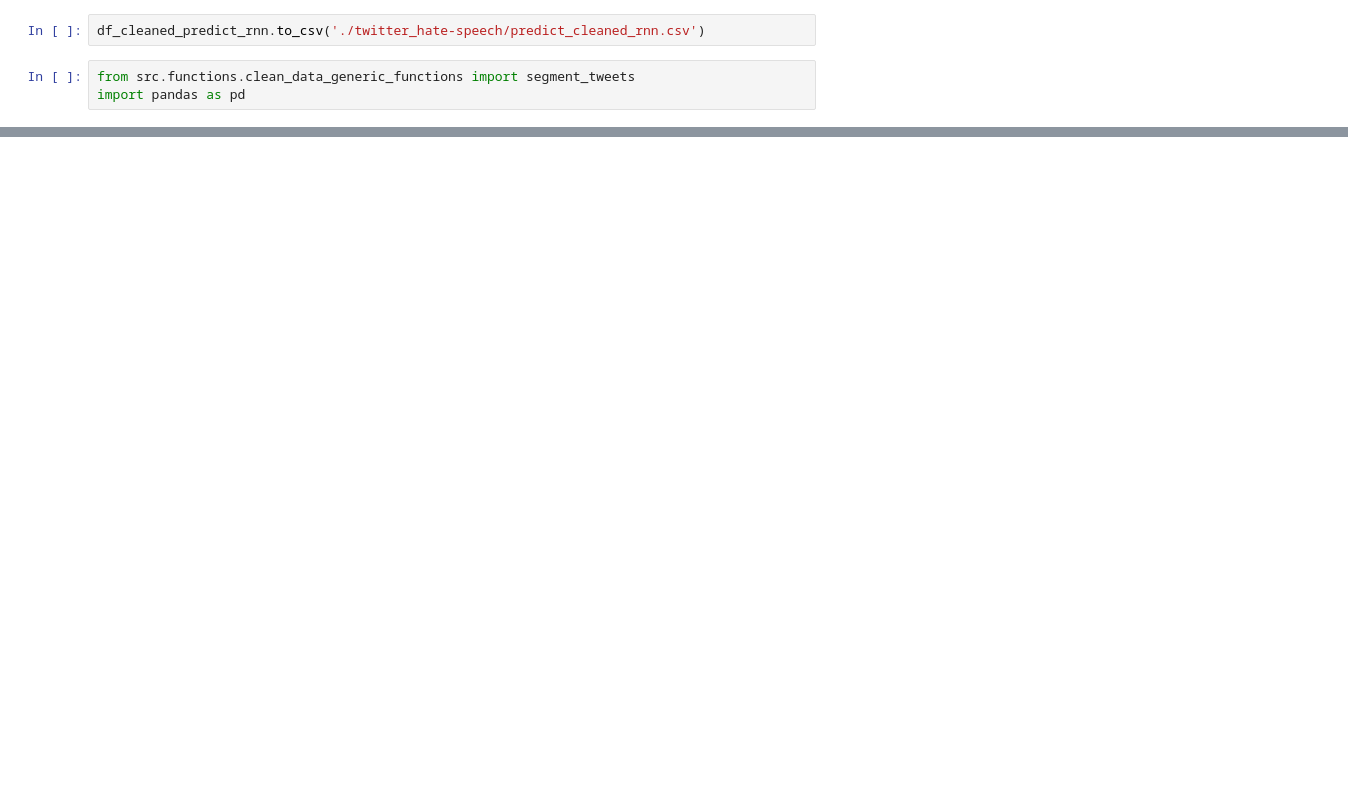
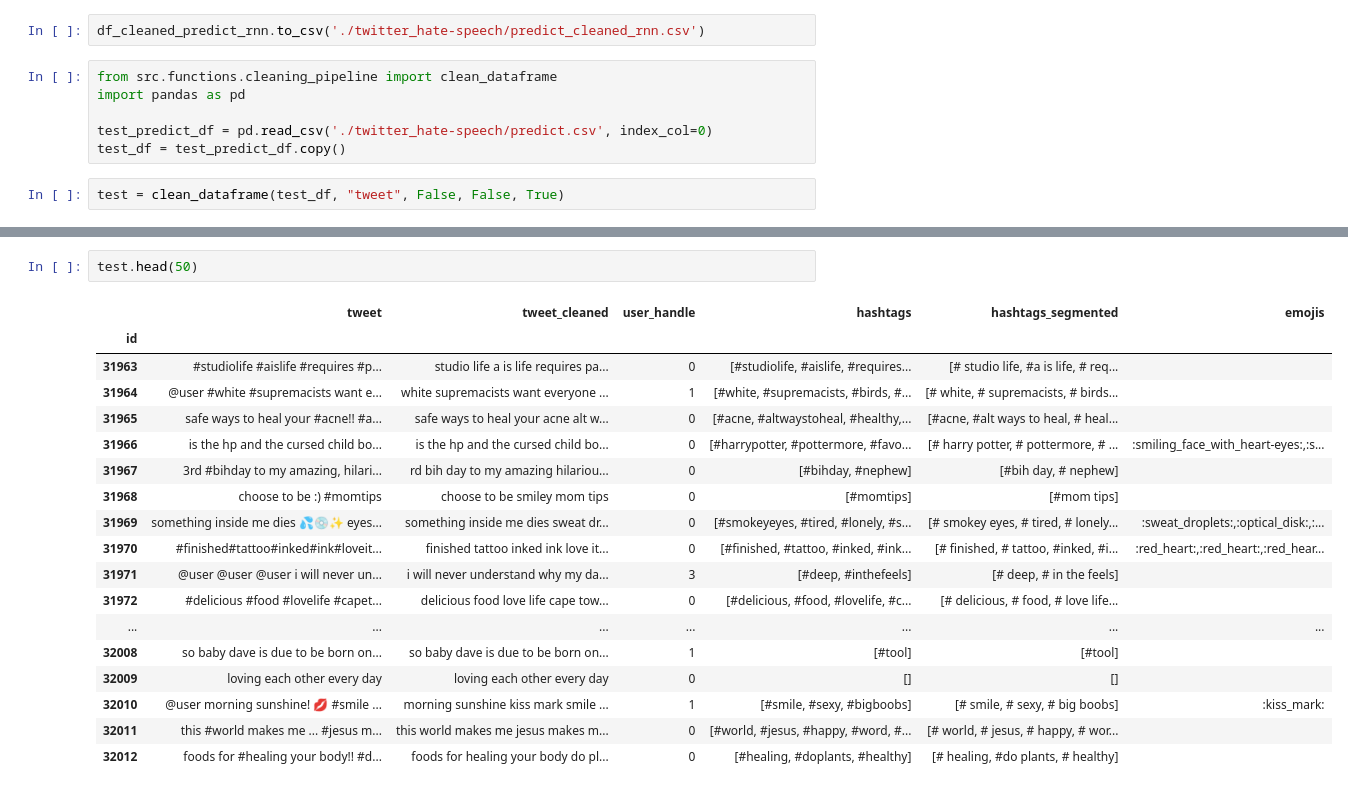
Before and after one commit to netGed/WebScience24, a Jupyter notebook: data/data-splitting-and-preprocessing.ipynb, the cells around one changed output, grey strips where cells are left out. Saved outputs shown, nothing was run; the diff lists cells and outputs as text; blank space fills up the shorter version.

```diff
--- a/data/data-splitting-and-preprocessing.ipynb
+++ b/data/data-splitting-and-preprocessing.ipynb
@@ -248,5 +116,10 @@ df_cleaned_predict_rnn.head()
 # %%
 df_cleaned_predict_rnn.to_csv('./twitter_hate-speech/predict_cleaned_rnn.csv')
 # %%
-from src.functions.clean_data_generic_functions import segment_tweets
+from src.functions.cleaning_pipeline import clean_dataframe
 import pandas as pd
+
+test_predict_df = pd.read_csv('./twitter_hate-speech/predict.csv', index_col=0)
+test_df = test_predict_df.copy()
+# %%
+test = clean_dataframe(test_df, "tweet", False, False, True)
@@ -252,0 +152,21 @@ import pandas as pd
+# %%
+test.head(50)
+# %% [output]
+|  | tweet | tweet_cleaned | user_handle | hashtags | hashtags_segmented | emojis |
+| id |  |  |  |  |  |  |
+| 31963 | #studiolife #aislife #requires #p... | studio life a is life requires pa... | 0 | [#studiolife, #aislife, #requires... | [# studio life, #a is life, # req... |  |
+| 31964 | @user #white #supremacists want e... | white supremacists want everyone ... | 1 | [#white, #supremacists, #birds, #... | [# white, # supremacists, # birds... |  |
+| 31965 | safe ways to heal your #acne!! #a... | safe ways to heal your acne alt w... | 0 | [#acne, #altwaystoheal, #healthy,... | [#acne, #alt ways to heal, # heal... |  |
+| 31966 | is the hp and the cursed child bo... | is the hp and the cursed child bo... | 0 | [#harrypotter, #pottermore, #favo... | [# harry potter, # pottermore, # ... | :smiling_face_with_heart-eyes:,:s... |
+| 31967 | 3rd #bihday to my amazing, hilari... | rd bih day to my amazing hilariou... | 0 | [#bihday, #nephew] | [#bih day, # nephew] |  |
+| 31968 | choose to be :) #momtips | choose to be smiley mom tips | 0 | [#momtips] | [#mom tips] |  |
+| 31969 | something inside me dies 💦💿✨ eyes... | something inside me dies sweat dr... | 0 | [#smokeyeyes, #tired, #lonely, #s... | [# smokey eyes, # tired, # lonely... | :sweat_droplets:,:optical_disk:,:... |
+| 31970 | #finished#tattoo#inked#ink#loveit... | finished tattoo inked ink love it... | 0 | [#finished, #tattoo, #inked, #ink... | [# finished, # tattoo, #inked, #i... | :red_heart:,:red_heart:,:red_hear... |
+| 31971 | @user @user @user i will never un... | i will never understand why my da... | 3 | [#deep, #inthefeels] | [# deep, # in the feels] |  |
+| 31972 | #delicious #food #lovelife #capet... | delicious food love life cape tow... | 0 | [#delicious, #food, #lovelife, #c... | [# delicious, # food, # love life... |  |
+| ... | ... | ... | ... | ... | ... | ... |
+| 32008 | so baby dave is due to be born on... | so baby dave is due to be born on... | 1 | [#tool] | [#tool] |  |
+| 32009 | loving each other every day | loving each other every day | 0 | [] | [] |  |
+| 32010 | @user morning sunshine! 💋 #smile ... | morning sunshine kiss mark smile ... | 1 | [#smile, #sexy, #bigboobs] | [# smile, # sexy, # big boobs] | :kiss_mark: |
+| 32011 | this #world makes me ... #jesus m... | this world makes me jesus makes m... | 0 | [#world, #jesus, #happy, #word, #... | [# world, # jesus, # happy, # wor... |  |
+| 32012 | foods for #healing your body!! #d... | foods for healing your body do pl... | 0 | [#healing, #doplants, #healthy] | [# healing, #do plants, # healthy] |  |
```
Also changed, not shown: parts of 32 cells of this notebook, 11 other files.
